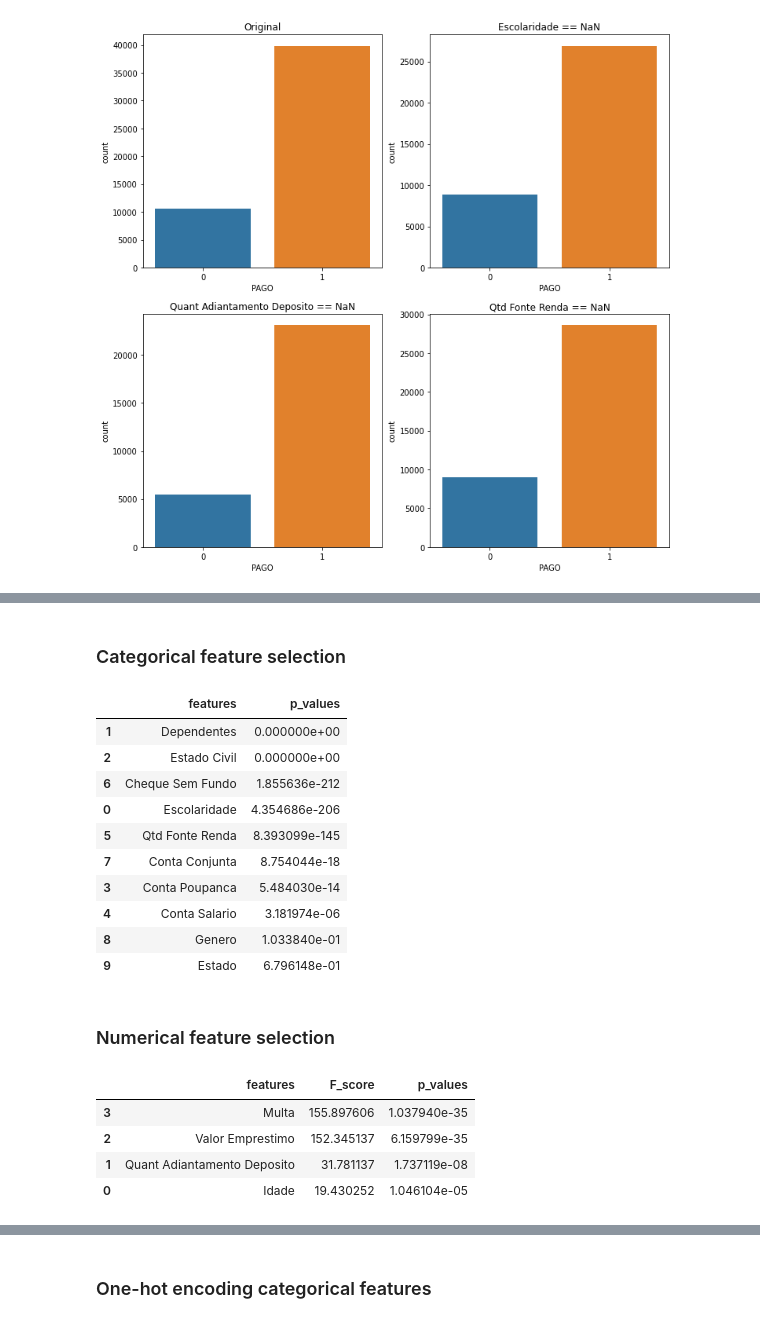
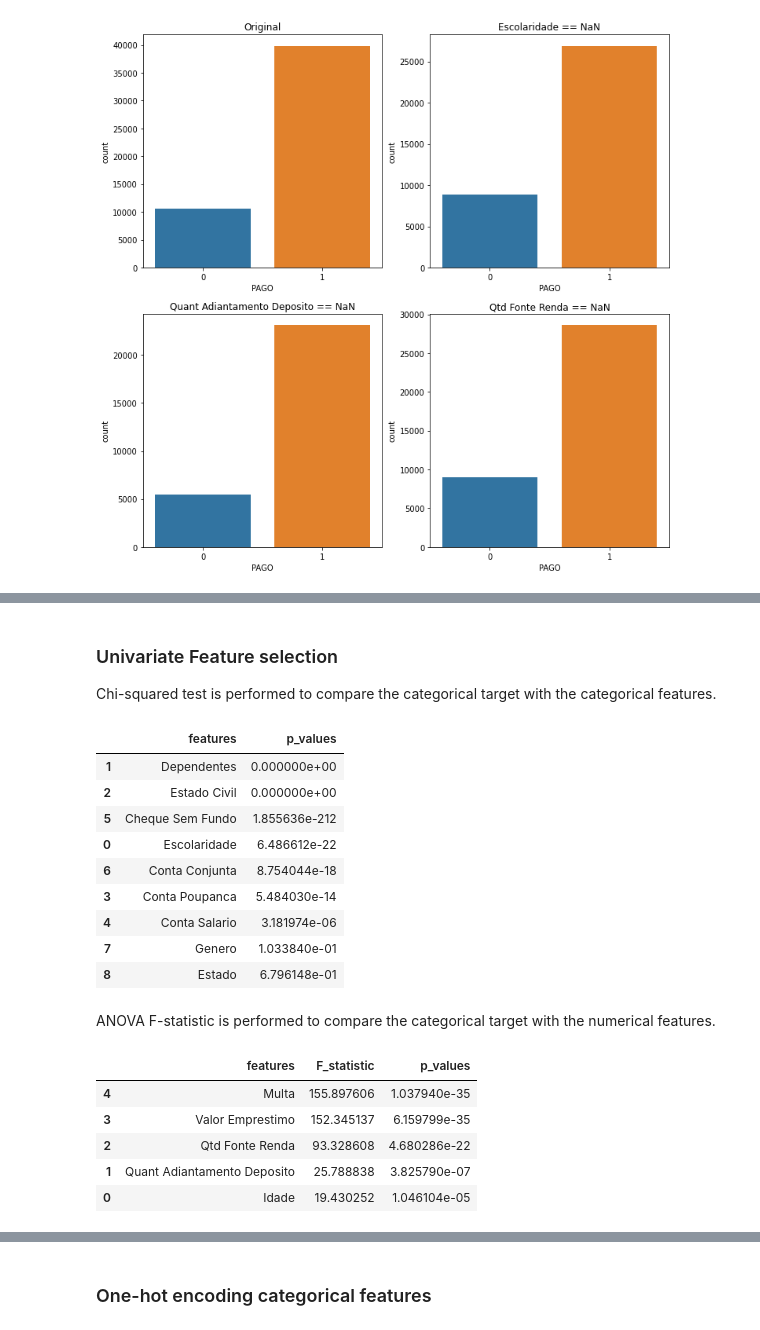
Before and after one commit to rrbarioni/credit-risk-analysis, a Jupyter notebook: src/credit_risk_analysis.ipynb, the cells around one changed output, grey strips where cells are left out. Drawn from its saved outputs; the diff is of its cells as text; code cells hidden in the pictures.

```diff
--- a/src/credit_risk_analysis.ipynb
+++ b/src/credit_risk_analysis.ipynb
@@ -367,2 +361,0 @@ Although more analysis are needed, looks like those three features are randomly
-# %%
-df = df.fillna(0)
@@ -369,4 +366,17 @@ df = df.fillna(0)
 # %%
-cat = ['Escolaridade', 'Dependentes', 'Estado Civil', 'Conta Poupanca', 'Conta Salario', 'Qtd Fonte Renda',
+cat = ['Escolaridade', 'Dependentes', 'Estado Civil', 'Conta Poupanca', 'Conta Salario',
     'Cheque Sem Fundo', 'Conta Conjunta', 'Genero', 'Estado']
-num = ['Idade', 'Quant Adiantamento Deposito', 'Valor Emprestimo', 'Multa']
+num = ['Idade', 'Quant Adiantamento Deposito', 'Qtd Fonte Renda', 'Valor Emprestimo', 'Multa']
+
+num_not_nan = ['Idade', 'Valor Emprestimo', 'Multa']
+# %%
+for col in ['Escolaridade', 'Quant Adiantamento Deposito', 'Qtd Fonte Renda']:
+    df_col_not_nan = df[df[col].notna()]
+    X_col_not_nan = df_col_not_nan[num_not_nan]
+    y_col_not_nan = df_col_not_nan[col]
+
+    col_nan_classifier = XGBClassifier()
+    col_nan_classifier.fit(X_col_not_nan, y_col_not_nan)
+
+    col_pred = col_nan_classifier.predict(df[num_not_nan])
+    df[col] = df[col].fillna(pd.DataFrame(col_pred)[0])
@@ -377,8 +413,10 @@ X = df.drop(target, axis=1)
 y = df[target]
 
 X_train, X_test, y_train, y_test = train_test_split(X, y, test_size=0.2, random_state=42, stratify=y)
-# %% [markdown]
-### Categorical feature selection
+# %% [markdown]
+### Univariate Feature selection
+
+Chi-squared test is performed to compare the categorical target with the categorical features.
 # %%
 X_train_cat = X_train[cat].copy()
 
@@ -394,29 +432,29 @@ df_chi2
 |  | features | p_values |
 | 1 | Dependentes | 0.000000e+00 |
 | 2 | Estado Civil | 0.000000e+00 |
-| 6 | Cheque Sem Fundo | 1.855636e-212 |
-| 0 | Escolaridade | 4.354686e-206 |
-| 5 | Qtd Fonte Renda | 8.393099e-145 |
-| 7 | Conta Conjunta | 8.754044e-18 |
+| 5 | Cheque Sem Fundo | 1.855636e-212 |
+| 0 | Escolaridade | 6.486612e-22 |
+| 6 | Conta Conjunta | 8.754044e-18 |
 | 3 | Conta Poupanca | 5.484030e-14 |
 | 4 | Conta Salario | 3.181974e-06 |
-| 8 | Genero | 1.033840e-01 |
-| 9 | Estado | 6.796148e-01 |
+| 7 | Genero | 1.033840e-01 |
+| 8 | Estado | 6.796148e-01 |
-# %% [markdown]
-### Numerical feature selection
+# %% [markdown]
+ANOVA F-statistic is performed to compare the categorical target with the numerical features.
 # %%
 X_train_num = X_train[num].copy()
 
 F_statistic, p_values = f_classif(X_train_num, y_train)
-ANOVA_F = { 'features': X_train_num.columns.values, 'F_score': F_statistic, 'p_values': p_values }
+ANOVA_F = { 'features': X_train_num.columns.values, 'F_statistic': F_statistic, 'p_values': p_values }
 
-df_ANOVA_F = pd.DataFrame(data=ANOVA_F).sort_values(by='F_score', ascending=False)
+df_ANOVA_F = pd.DataFrame(data=ANOVA_F).sort_values(by='F_statistic', ascending=False)
 df_ANOVA_F
 # %% [output]
-|  | features | F_score | p_values |
-| 3 | Multa | 155.897606 | 1.037940e-35 |
-| 2 | Valor Emprestimo | 152.345137 | 6.159799e-35 |
-| 1 | Quant Adiantamento Deposito | 31.781137 | 1.737119e-08 |
+|  | features | F_statistic | p_values |
+| 4 | Multa | 155.897606 | 1.037940e-35 |
+| 3 | Valor Emprestimo | 152.345137 | 6.159799e-35 |
+| 2 | Qtd Fonte Renda | 93.328608 | 4.680286e-22 |
+| 1 | Quant Adiantamento Deposito | 25.788838 | 3.825790e-07 |
 | 0 | Idade | 19.430252 | 1.046104e-05 |
 # %%
 cat_best = df_chi2[df_chi2['p_values'] < 0.05]['features'].values.tolist()
```
Also changed, not shown: parts of 20 cells of this notebook.
